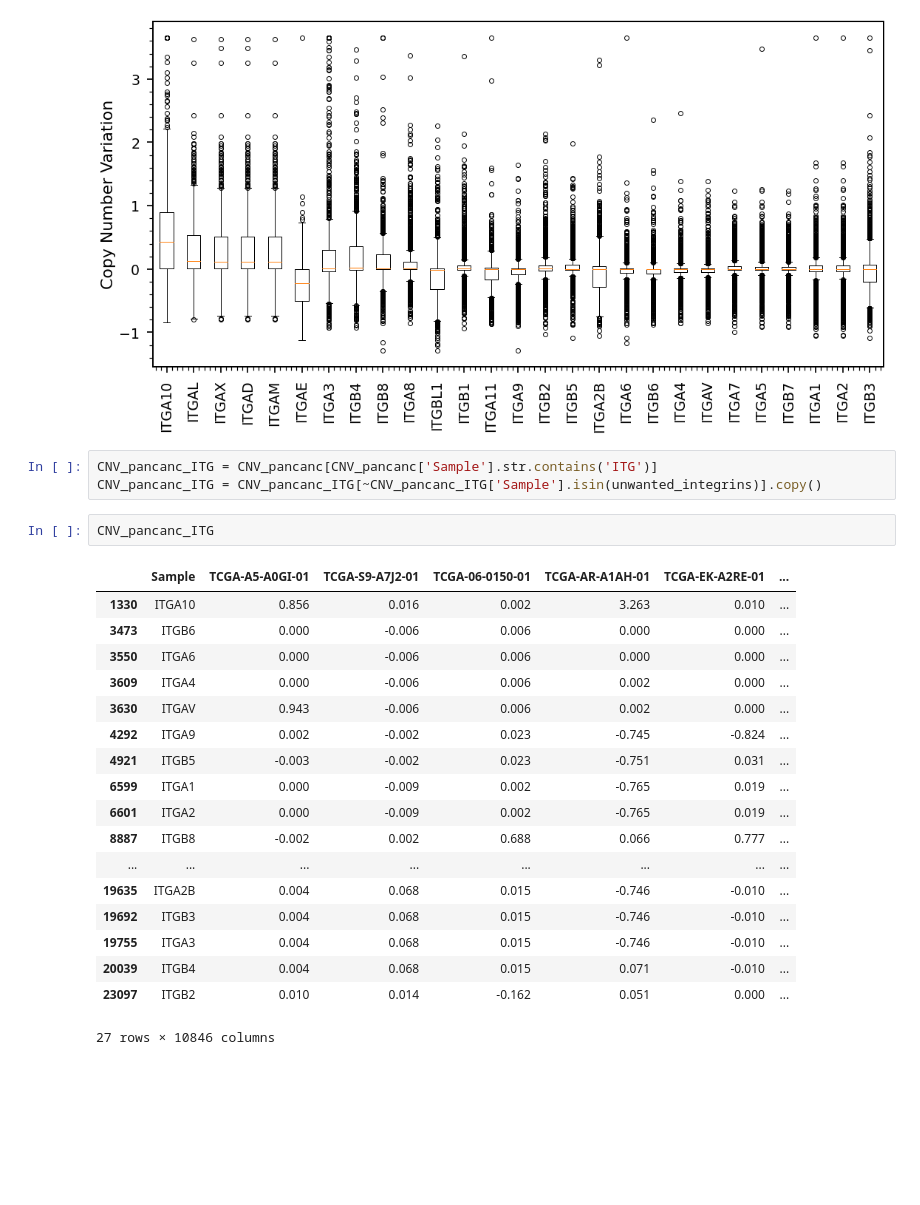
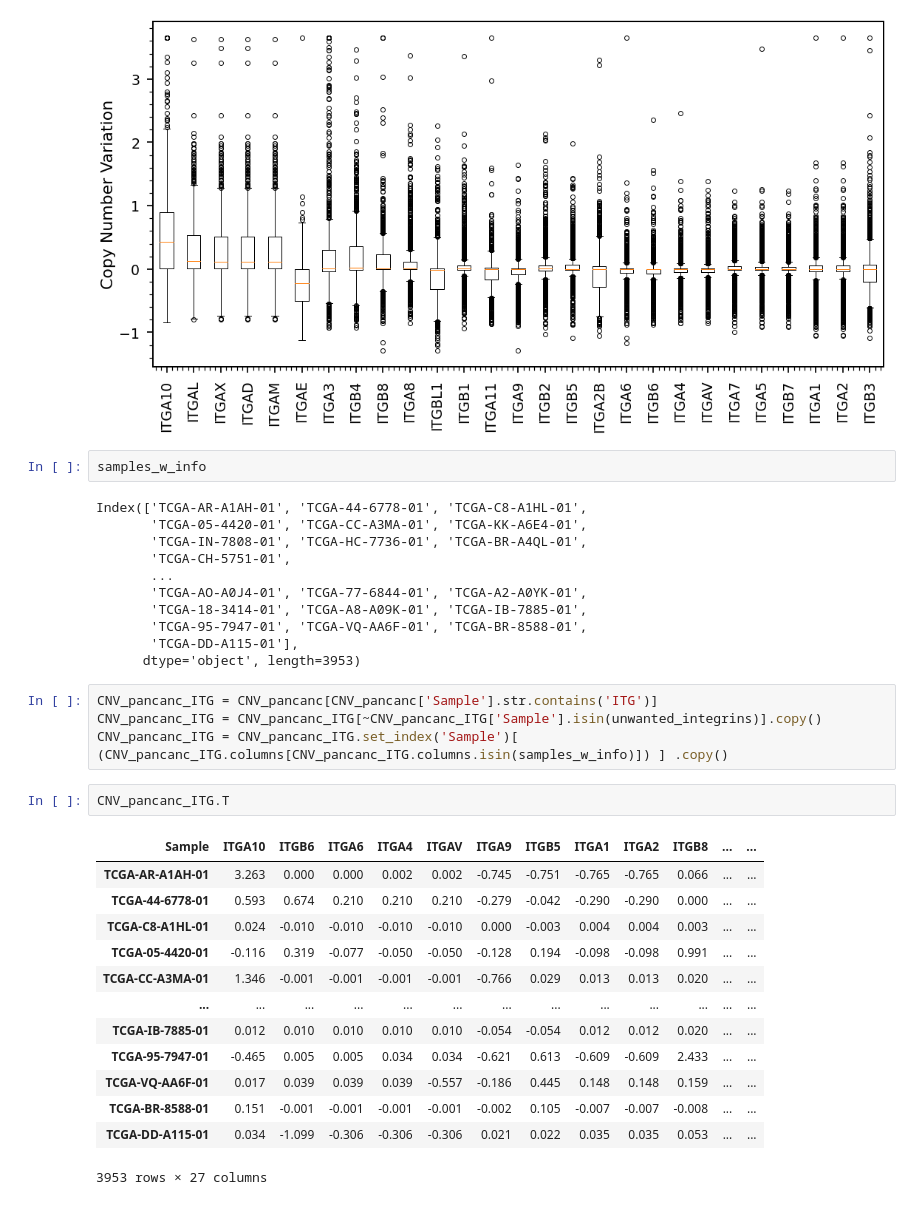
Before and after one commit to hshadman/integrin_expression_data_mining, a Jupyter notebook: jesse_code/CNV_exercise.ipynb, the cells around one changed output. Cells and saved outputs as stored; diff of their text form; blank space fills up the shorter version.

```diff
--- a/jesse_code/CNV_exercise.ipynb
+++ b/jesse_code/CNV_exercise.ipynb
@@ -328,27 +328,36 @@ ax.tick_params(axis='both', which='minor', width = 1.2, size = 5)
 fig.tight_layout()
 # %% [output]
 [figure]
+# %%
+samples_w_info
+# %% [output]
+Index(['TCGA-AR-A1AH-01', 'TCGA-44-6778-01', 'TCGA-C8-A1HL-01',
+       'TCGA-05-4420-01', 'TCGA-CC-A3MA-01', 'TCGA-KK-A6E4-01',
+       'TCGA-IN-7808-01', 'TCGA-HC-7736-01', 'TCGA-BR-A4QL-01',
+       'TCGA-CH-5751-01',
+       ...
+       'TCGA-AO-A0J4-01', 'TCGA-77-6844-01', 'TCGA-A2-A0YK-01',
+       'TCGA-18-3414-01', 'TCGA-A8-A09K-01', 'TCGA-IB-7885-01',
+       'TCGA-95-7947-01', 'TCGA-VQ-AA6F-01', 'TCGA-BR-8588-01',
+       'TCGA-DD-A115-01'],
+      dtype='object', length=3953)
 # %%
 CNV_pancanc_ITG = CNV_pancanc[CNV_pancanc['Sample'].str.contains('ITG')]
 CNV_pancanc_ITG = CNV_pancanc_ITG[~CNV_pancanc_ITG['Sample'].isin(unwanted_integrins)].copy()
+CNV_pancanc_ITG = CNV_pancanc_ITG.set_index('Sample')[ (CNV_pancanc_ITG.columns[CNV_pancanc_ITG.columns.isin(samples_w_info)]) ] .copy()
 # %%
-CNV_pancanc_ITG
+CNV_pancanc_ITG.T
 # %% [output]
-|  | Sample | TCGA-A5-A0GI-01 | TCGA-S9-A7J2-01 | TCGA-06-0150-01 | TCGA-AR-A1AH-01 | TCGA-EK-A2RE-01 | ... |
-| 1330 | ITGA10 | 0.856 | 0.016 | 0.002 | 3.263 | 0.010 | ... |
-| 3473 | ITGB6 | 0.000 | -0.006 | 0.006 | 0.000 | 0.000 | ... |
-| 3550 | ITGA6 | 0.000 | -0.006 | 0.006 | 0.000 | 0.000 | ... |
-| 3609 | ITGA4 | 0.000 | -0.006 | 0.006 | 0.002 | 0.000 | ... |
-| 3630 | ITGAV | 0.943 | -0.006 | 0.006 | 0.002 | 0.000 | ... |
-| 4292 | ITGA9 | 0.002 | -0.002 | 0.023 | -0.745 | -0.824 | ... |
-| 4921 | ITGB5 | -0.003 | -0.002 | 0.023 | -0.751 | 0.031 | ... |
-| 6599 | ITGA1 | 0.000 | -0.009 | 0.002 | -0.765 | 0.019 | ... |
-| 6601 | ITGA2 | 0.000 | -0.009 | 0.002 | -0.765 | 0.019 | ... |
-| 8887 | ITGB8 | -0.002 | 0.002 | 0.688 | 0.066 | 0.777 | ... |
-| ... | ... | ... | ... | ... | ... | ... | ... |
-| 19635 | ITGA2B | 0.004 | 0.068 | 0.015 | -0.746 | -0.010 | ... |
-| 19692 | ITGB3 | 0.004 | 0.068 | 0.015 | -0.746 | -0.010 | ... |
-| 19755 | ITGA3 | 0.004 | 0.068 | 0.015 | -0.746 | -0.010 | ... |
-| 20039 | ITGB4 | 0.004 | 0.068 | 0.015 | 0.071 | -0.010 | ... |
-| 23097 | ITGB2 | 0.010 | 0.014 | -0.162 | 0.051 | 0.000 | ... |
+| Sample | ITGA10 | ITGB6 | ITGA6 | ITGA4 | ITGAV | ITGA9 | ITGB5 | ITGA1 | ITGA2 | ITGB8 | ... | ... |
+| TCGA-AR-A1AH-01 | 3.263 | 0.000 | 0.000 | 0.002 | 0.002 | -0.745 | -0.751 | -0.765 | -0.765 | 0.066 | ... | ... |
+| TCGA-44-6778-01 | 0.593 | 0.674 | 0.210 | 0.210 | 0.210 | -0.279 | -0.042 | -0.290 | -0.290 | 0.000 | ... | ... |
+| TCGA-C8-A1HL-01 | 0.024 | -0.010 | -0.010 | -0.010 | -0.010 | 0.000 | -0.003 | 0.004 | 0.004 | 0.003 | ... | ... |
+| TCGA-05-4420-01 | -0.116 | 0.319 | -0.077 | -0.050 | -0.050 | -0.128 | 0.194 | -0.098 | -0.098 | 0.991 | ... | ... |
+| TCGA-CC-A3MA-01 | 1.346 | -0.001 | -0.001 | -0.001 | -0.001 | -0.766 | 0.029 | 0.013 | 0.013 | 0.020 | ... | ... |
+| ... | ... | ... | ... | ... | ... | ... | ... | ... | ... | ... | ... | ... |
+| TCGA-IB-7885-01 | 0.012 | 0.010 | 0.010 | 0.010 | 0.010 | -0.054 | -0.054 | 0.012 | 0.012 | 0.020 | ... | ... |
+| TCGA-95-7947-01 | -0.465 | 0.005 | 0.005 | 0.034 | 0.034 | -0.621 | 0.613 | -0.609 | -0.609 | 2.433 | ... | ... |
+| TCGA-VQ-AA6F-01 | 0.017 | 0.039 | 0.039 | 0.039 | -0.557 | -0.186 | 0.445 | 0.148 | 0.148 | 0.159 | ... | ... |
+| TCGA-BR-8588-01 | 0.151 | -0.001 | -0.001 | -0.001 | -0.001 | -0.002 | 0.105 | -0.007 | -0.007 | -0.008 | ... | ... |
+| TCGA-DD-A115-01 | 0.034 | -1.099 | -0.306 | -0.306 | -0.306 | 0.021 | 0.022 | 0.035 | 0.035 | 0.053 | ... | ... |
-27 rows × 10846 columns
+3953 rows × 27 columns
```
Also changed, not shown: parts of 8 cells of this notebook.
